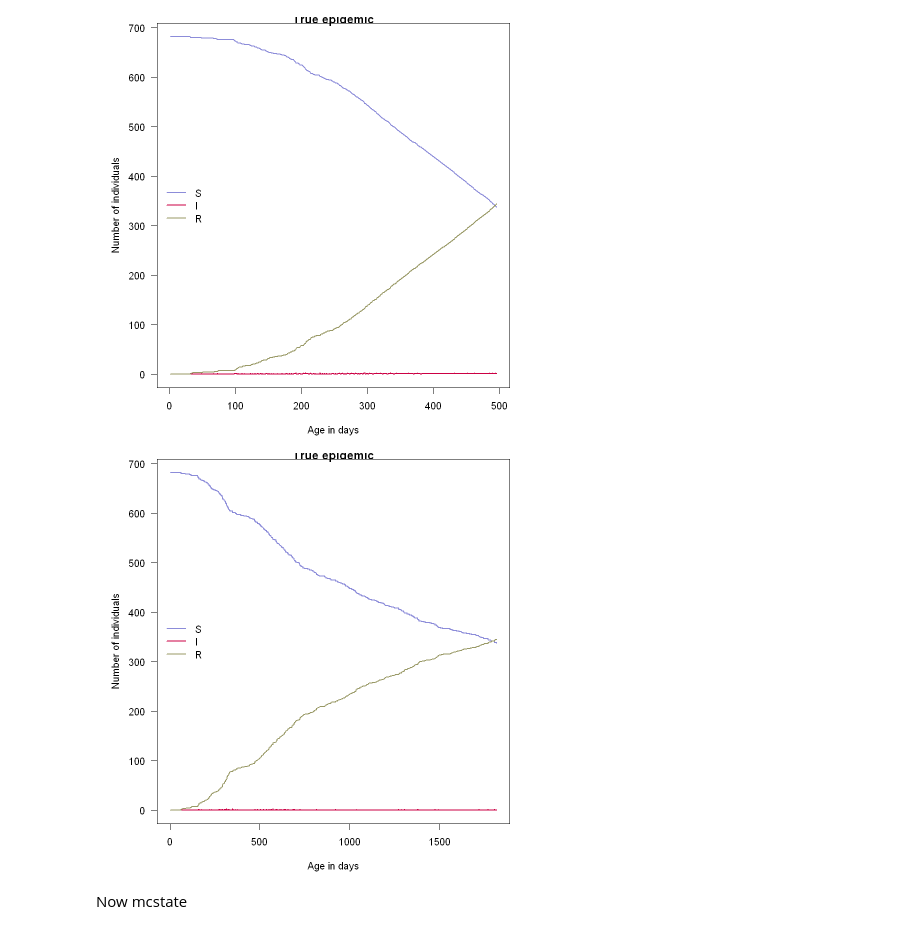
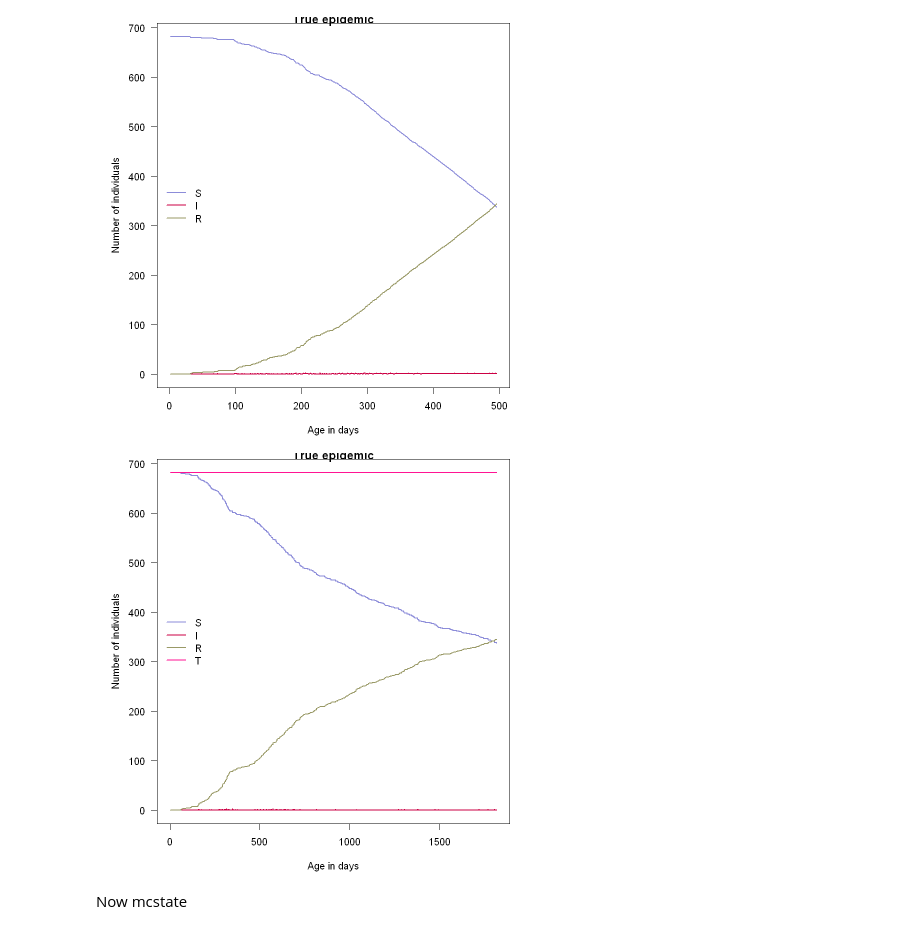
Before and after one commit to jmayer-cgh/RSV_infection_NL, a Jupyter notebook: My model/Trying to use mcstate again.ipynb, the cells around one changed output. Saved outputs shown, nothing was run; the diff lists cells and outputs as text; code cells hidden in the pictures.

```diff
--- a/My model/Trying to use mcstate again.ipynb
+++ b/My model/Trying to use mcstate again.ipynb
@@ -62,6 +51,6 @@ A data.frame: 6 × 5
 # %%
 #rearrange the columns in the right order
-true_hist<-true_hist[,c(1,5,4,3,2)]
+true_hist<-true_hist[,c(1,4,2,5,3)]
 tail (true_hist)
 # %% [output]
 A data.frame: 6 × 5
@@ -132,18 +121,18 @@ for (d in seq_along(true_hist_all$days)){
    }
 # %%
 #png("true epidemic.png")
-cols <- names(true_hist_all) %in% c('days')
+cols <- names(true_hist_all) %in% c('days', 'cuminfection')
 hist_no_time <- true_hist_all[!cols]
 par(mar = c(4.1, 5.1, 0.5, 0.5), las = 1)
-cols <- c(S = "#8c8cd9", I = "#cc0044", R = "#999966")
+cols <- c(S = "#8c8cd9", I = "#cc0044", R = "#999966", T = "#FF1493")
 matplot(hist_no_time, type = "l",
         xlab = "Age in days", ylab = "Number of individuals",
         col = cols, lty = 1, lwd = 2)
 legend("left", lwd = 2, col = cols, legend = names(cols), bty = "n")
 title("True epidemic", line = 0)
 #dev.off()
 # %% [output]
-[figure, old version]
+[figure, new version]
 # %%
 #export it as a csv
 write.csv(true_hist_all,"true_history.csv", row.names = FALSE)
```
Also changed, not shown: parts of 10 cells of this notebook, 1 other file.
